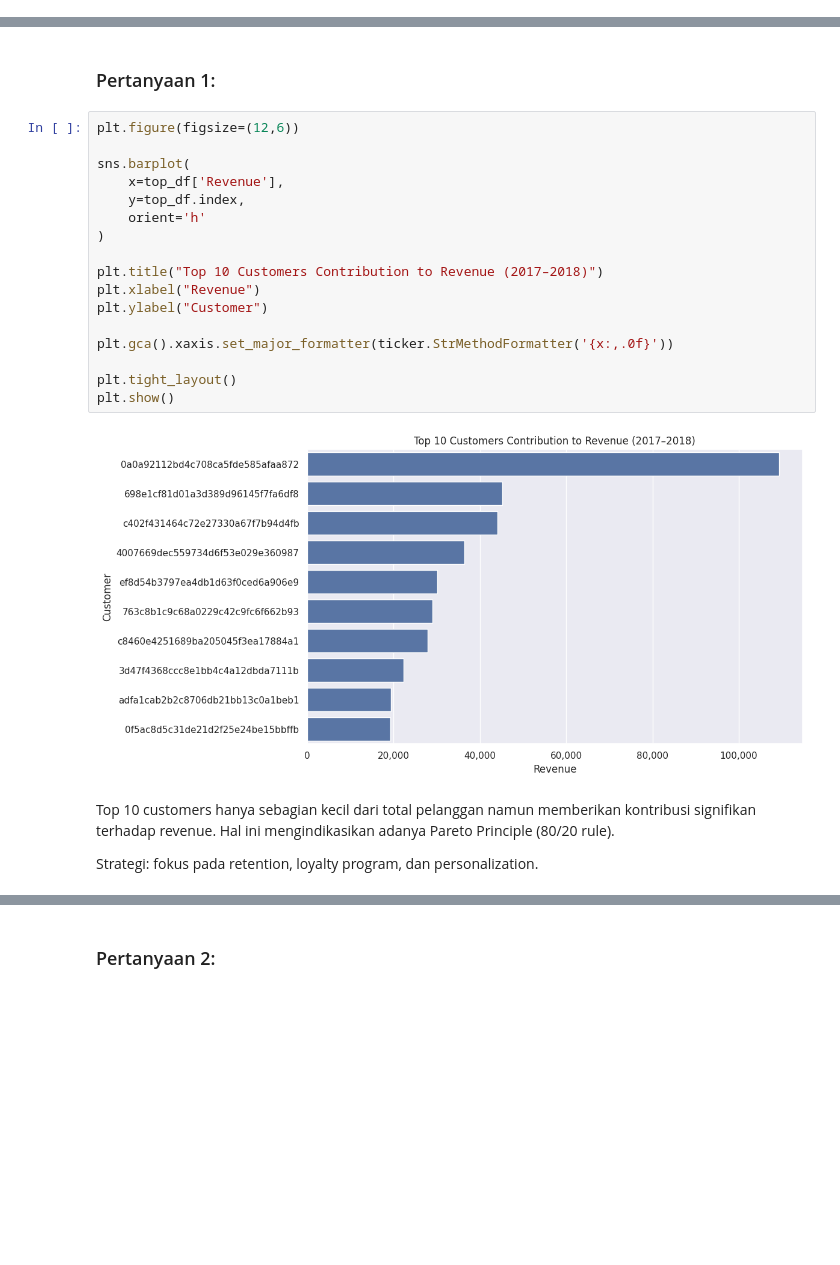
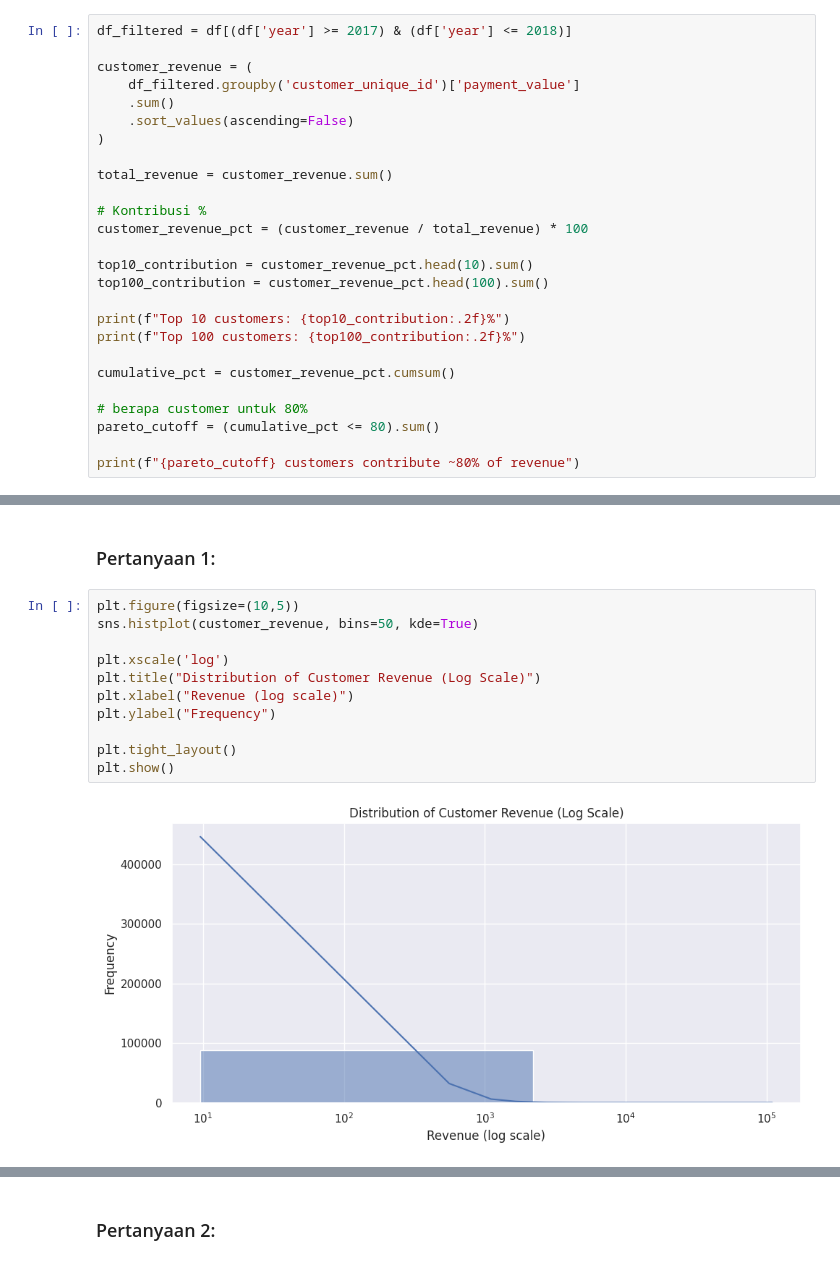
Before and after one commit to broomrun/Analisis-Data-Customers, a Jupyter notebook: notebook.ipynb, the cells around one changed output, grey strips where cells are left out. Saved outputs shown, nothing was run; the diff lists cells and outputs as text; blank space fills up the shorter version.

```diff
--- a/notebook.ipynb
+++ b/notebook.ipynb
@@ -390,0 +351,26 @@ Terdapat perbedaan signifikan antara pelanggan dengan kontribusi tertinggi dan p
+# %%
+df_filtered = df[(df['year'] >= 2017) & (df['year'] <= 2018)]
+
+customer_revenue = (
+    df_filtered.groupby('customer_unique_id')['payment_value']
+    .sum()
+    .sort_values(ascending=False)
+)
+
+total_revenue = customer_revenue.sum()
+
+# Kontribusi %
+customer_revenue_pct = (customer_revenue / total_revenue) * 100
+
+top10_contribution = customer_revenue_pct.head(10).sum()
+top100_contribution = customer_revenue_pct.head(100).sum()
+
+print(f"Top 10 customers: {top10_contribution:.2f}%")
+print(f"Top 100 customers: {top100_contribution:.2f}%")
+
+cumulative_pct = customer_revenue_pct.cumsum()
+
+# berapa customer untuk 80%
+pareto_cutoff = (cumulative_pct <= 80).sum()
+
+print(f"{pareto_cutoff} customers contribute ~80% of revenue")
@@ -477,26 +411,16 @@ dtype: float64
 ## Visualization & Explanatory Analysis
 # %% [markdown]
 ### Pertanyaan 1:
-# %%
-plt.figure(figsize=(12,6))
-
-sns.barplot(
-    x=top_df['Revenue'],
-    y=top_df.index,
-    orient='h'
-)
-
-plt.title("Top 10 Customers Contribution to Revenue (2017–2018)")
-plt.xlabel("Revenue")
-plt.ylabel("Customer")
-
-plt.gca().xaxis.set_major_formatter(ticker.StrMethodFormatter('{x:,.0f}'))
-
-plt.tight_layout()
-plt.show()
-# %% [output]
-[figure, removed]
-# %% [markdown]
-Top 10 customers hanya sebagian kecil dari total pelanggan namun memberikan kontribusi signifikan terhadap revenue. Hal ini mengindikasikan adanya Pareto Principle (80/20 rule).
-
-Strategi: fokus pada retention, loyalty program, dan personalization.
+# %%
+plt.figure(figsize=(10,5))
+sns.histplot(customer_revenue, bins=50, kde=True)
+
+plt.xscale('log')
+plt.title("Distribution of Customer Revenue (Log Scale)")
+plt.xlabel("Revenue (log scale)")
+plt.ylabel("Frequency")
+
+plt.tight_layout()
+plt.show()
+# %% [output]
+[figure, added]
```
Also changed, not shown: parts of 19 cells of this notebook, 1 other file.
